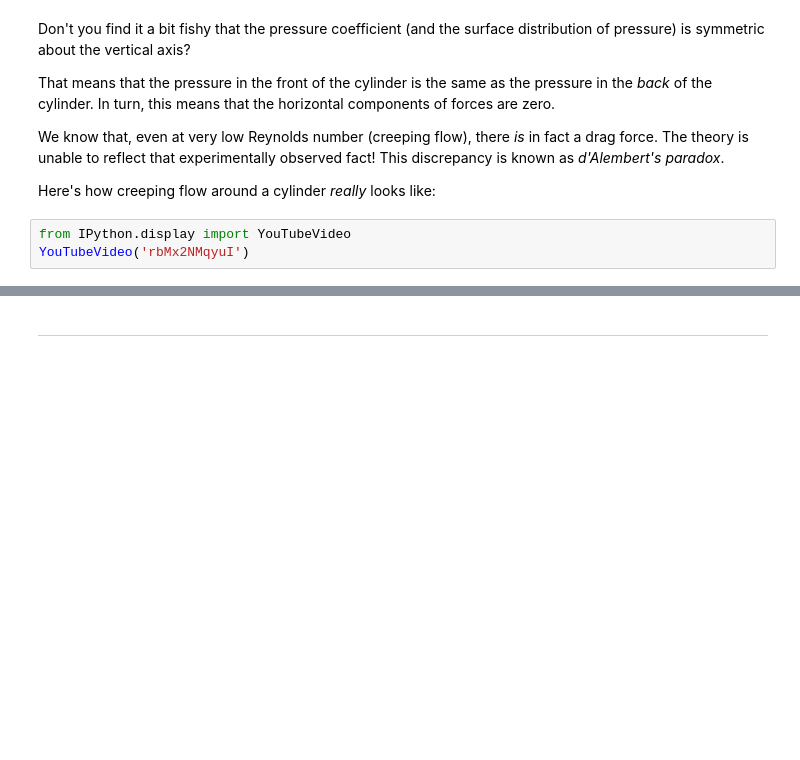
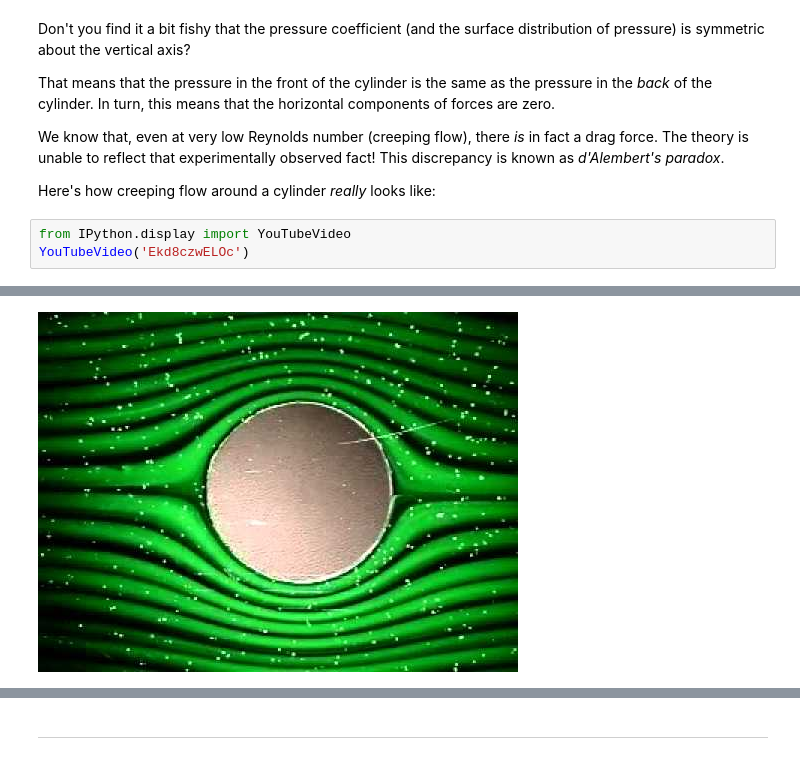
Before and after one commit to barbagroup/AeroPython, a Jupyter notebook: lessons/03_Lesson03_doublet.ipynb, the cells around one changed output, grey strips where cells are left out. Cells and saved outputs as stored; diff of their text form; blank space fills up the shorter version.

Commit message:
Embed image and update youtube video

```diff
--- a/lessons/03_Lesson03_doublet.ipynb
+++ b/lessons/03_Lesson03_doublet.ipynb
@@ -278,5 +278,5 @@ We know that, even at very low Reynolds number (creeping flow), there *is* in fa
 Here's how creeping flow around a cylinder *really* looks like:
 # %%
 from IPython.display import YouTubeVideo
-YouTubeVideo('rbMx2NMqyuI')
+YouTubeVideo('Ekd8czwELOc')
 # %% [output]
@@ -284,3 +283,4 @@ YouTubeVideo('rbMx2NMqyuI')
+[figure, added]
 # %% [markdown]
 If you look carefully, there is a slight asymmetry in the flow pattern. Can you explain it? What is the consequence of that?
 
```
Also changed, not shown: parts of 4 cells of this notebook, 1 other file.
